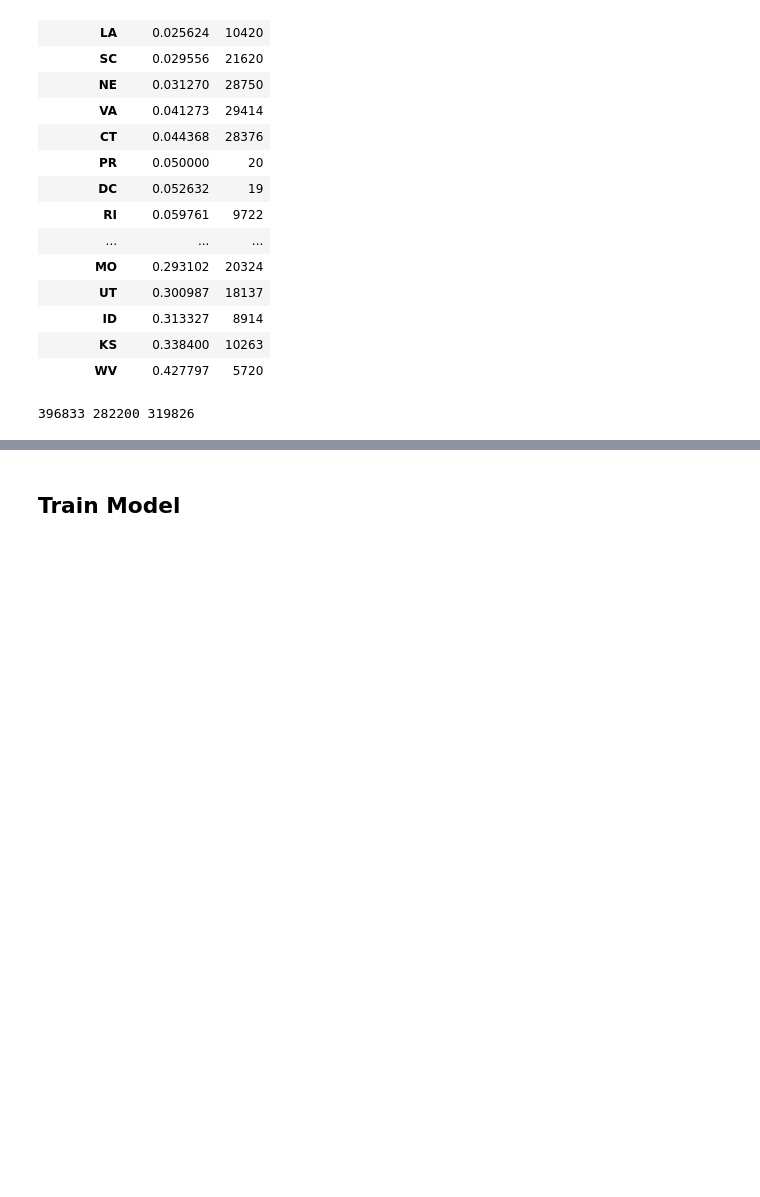
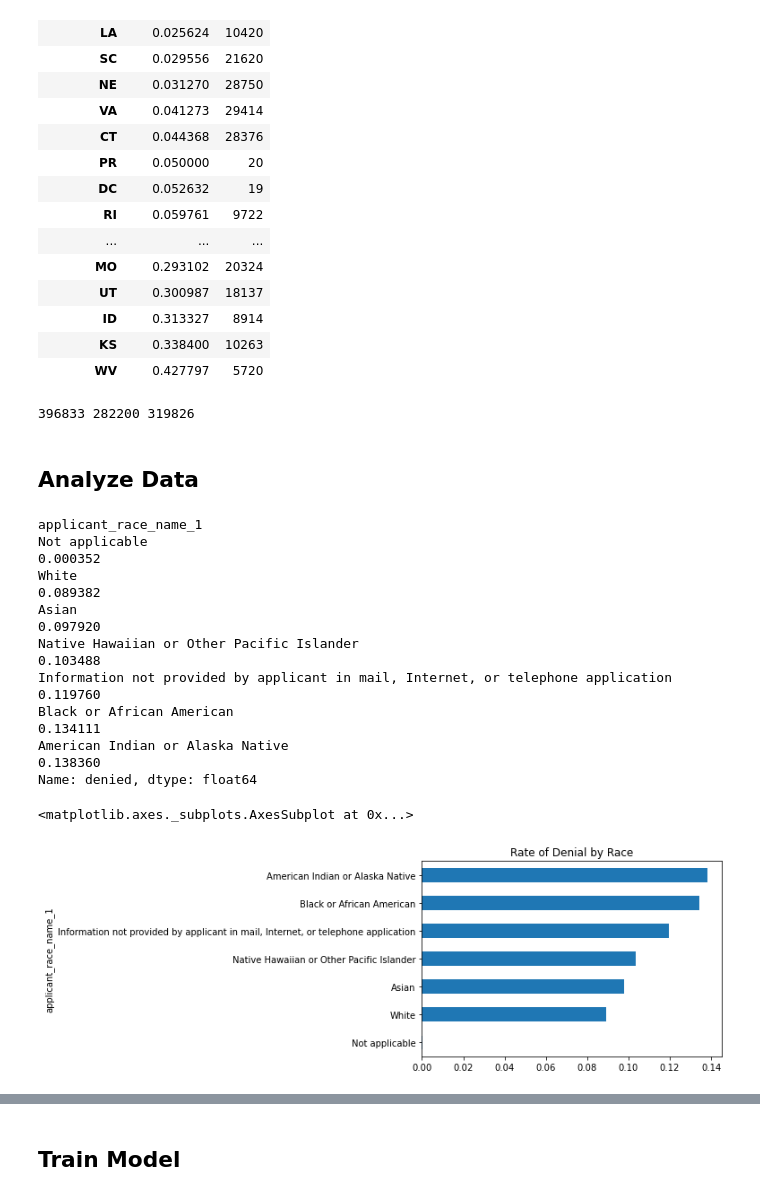
Before and after one commit to mglevitt/Lending_Bias, a Jupyter notebook: src/Model.ipynb, the cells around one changed output, grey strips where cells are left out. Saved outputs shown, nothing was run; the diff lists cells and outputs as text; code cells hidden in the pictures; blank space fills up the shorter version.

```diff
--- a/src/Model.ipynb
+++ b/src/Model.ipynb
@@ -145,3 +146,22 @@ count3 = group3['Count'].sum()
 print(count1,count2,count3)
 # %% [output]
 396833 282200 319826
+# %% [markdown]
+## Analyze Data
+# %%
+# Plot mean denial by race
+mean_denial_by_race = cleaned_sd_df.groupby(['applicant_race_name_1']).mean()['denied'].sort_values()
+print(mean_denial_by_race)
+mean_denial_by_race.plot(kind='barh', title='Rate of Denial by Race')
+# %% [output]
+applicant_race_name_1
+Not applicable                                                                       0.000352
+White                                                                                0.089382
+Asian                                                                                0.097920
+Native Hawaiian or Other Pacific Islander                                            0.103488
+Information not provided by applicant in mail, Internet, or telephone application    0.119760
+Black or African American                                                            0.134111
+American Indian or Alaska Native                                                     0.138360
+Name: denied, dtype: float64
+<matplotlib.axes._subplots.AxesSubplot at 0x...>
+[figure, added]
```
Also changed, not shown: parts of 8 cells of this notebook.
